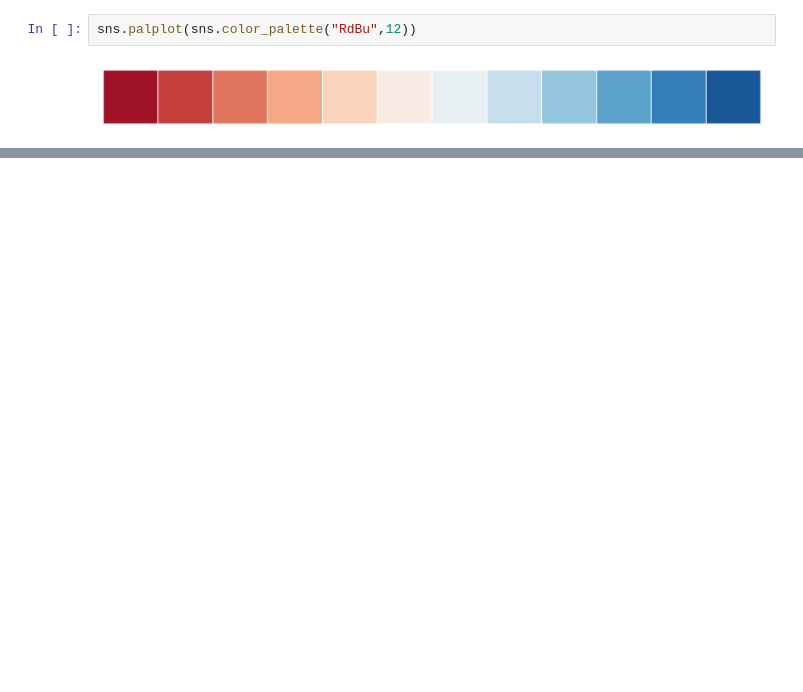
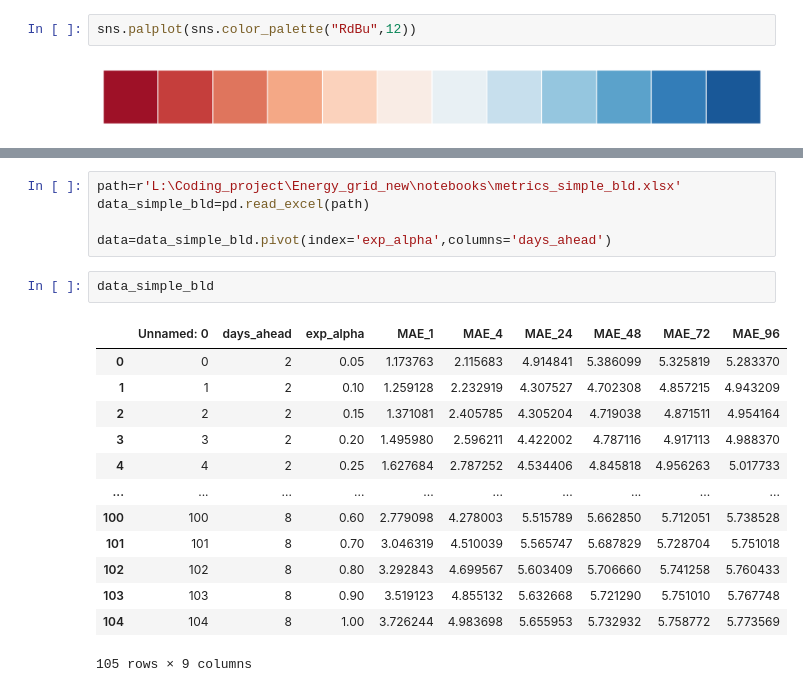
Before and after one commit to AarenLee07/Microgrid-Optimizer, a Jupyter notebook: paper_working/fig5-Sensitivity.ipynb, the cells around one changed output, grey strips where cells are left out. Saved outputs shown, nothing was run; the diff lists cells and outputs as text; blank space fills up the shorter version.

```diff
--- a/paper_working/fig5-Sensitivity.ipynb
+++ b/paper_working/fig5-Sensitivity.ipynb
@@ -284,0 +292,21 @@ TypeError: object of type 'LinearSegmentedColormap' has no len()
+# %%
+path=r'L:\Coding_project\Energy_grid_new\notebooks\metrics_simple_bld.xlsx'
+data_simple_bld=pd.read_excel(path)
+
+data=data_simple_bld.pivot(index='exp_alpha',columns='days_ahead')
+# %%
+data_simple_bld
+# %% [output]
+|  | Unnamed: 0 | days_ahead | exp_alpha | MAE_1 | MAE_4 | MAE_24 | MAE_48 | MAE_72 | MAE_96 |
+| 0 | 0 | 2 | 0.05 | 1.173763 | 2.115683 | 4.914841 | 5.386099 | 5.325819 | 5.283370 |
+| 1 | 1 | 2 | 0.10 | 1.259128 | 2.232919 | 4.307527 | 4.702308 | 4.857215 | 4.943209 |
+| 2 | 2 | 2 | 0.15 | 1.371081 | 2.405785 | 4.305204 | 4.719038 | 4.871511 | 4.954164 |
+| 3 | 3 | 2 | 0.20 | 1.495980 | 2.596211 | 4.422002 | 4.787116 | 4.917113 | 4.988370 |
+| 4 | 4 | 2 | 0.25 | 1.627684 | 2.787252 | 4.534406 | 4.845818 | 4.956263 | 5.017733 |
+| ... | ... | ... | ... | ... | ... | ... | ... | ... | ... |
+| 100 | 100 | 8 | 0.60 | 2.779098 | 4.278003 | 5.515789 | 5.662850 | 5.712051 | 5.738528 |
+| 101 | 101 | 8 | 0.70 | 3.046319 | 4.510039 | 5.565747 | 5.687829 | 5.728704 | 5.751018 |
+| 102 | 102 | 8 | 0.80 | 3.292843 | 4.699567 | 5.603409 | 5.706660 | 5.741258 | 5.760433 |
+| 103 | 103 | 8 | 0.90 | 3.519123 | 4.855132 | 5.632668 | 5.721290 | 5.751010 | 5.767748 |
+| 104 | 104 | 8 | 1.00 | 3.726244 | 4.983698 | 5.655953 | 5.732932 | 5.758772 | 5.773569 |
+105 rows × 9 columns
```
Also changed, not shown: parts of 18 cells of this notebook, 23 other files.
